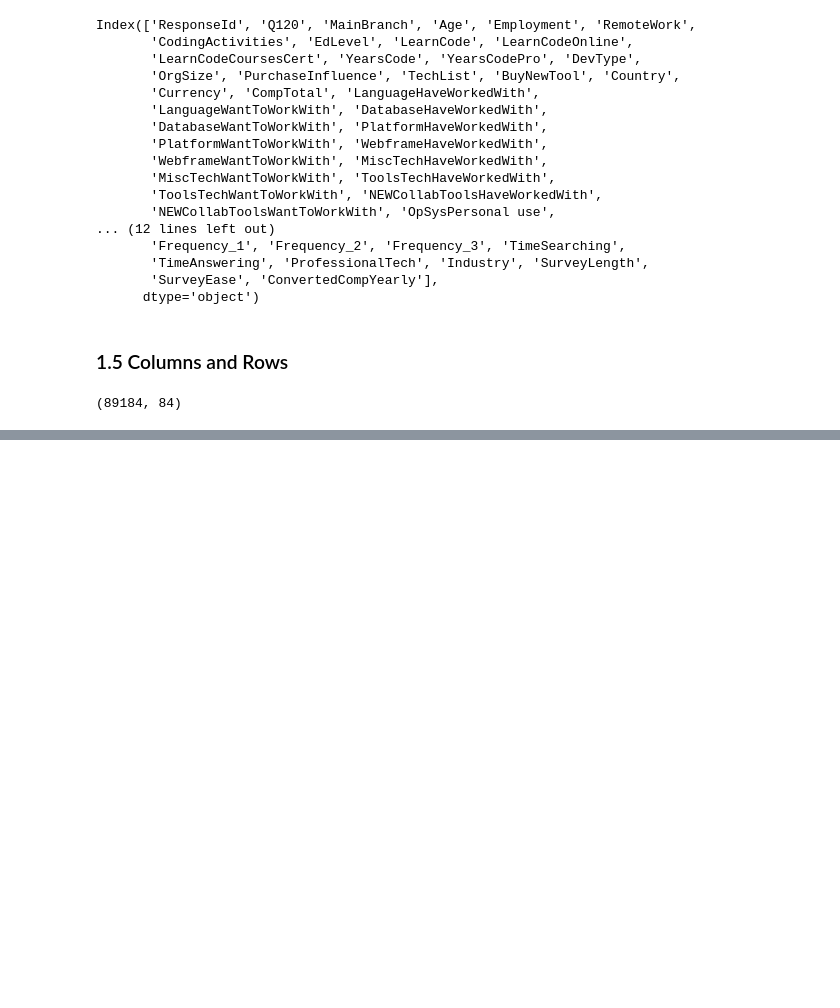
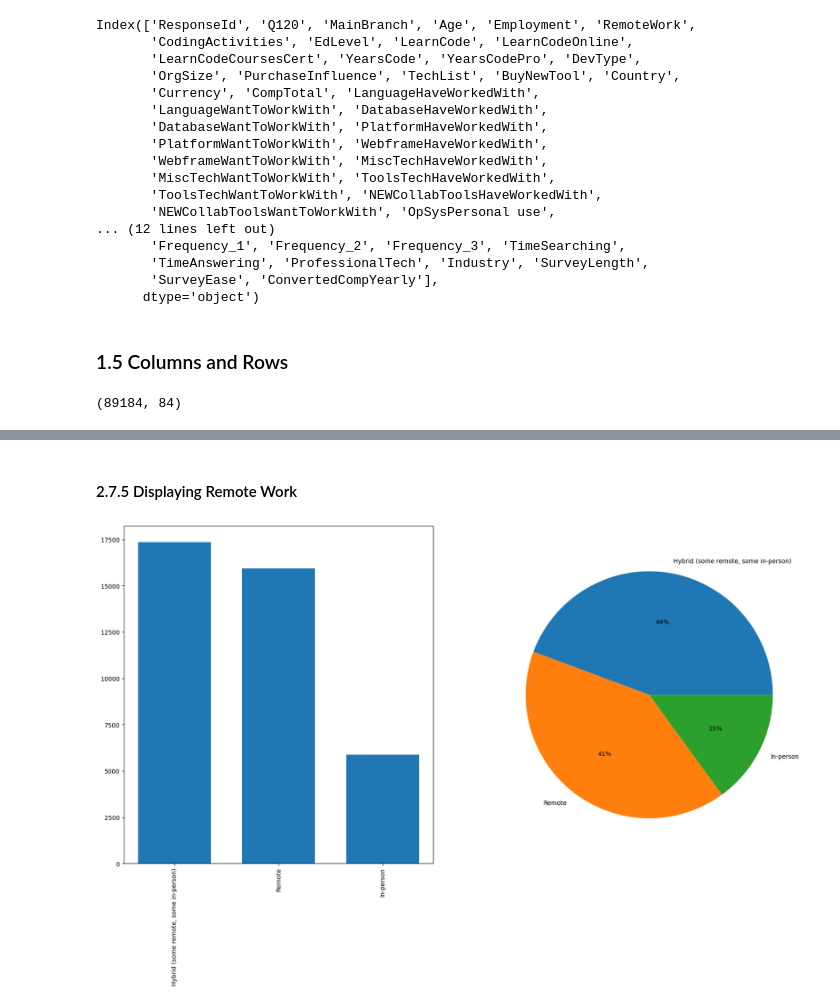
Before and after one commit to mariosantos2023410/Final-Project_Salary-Prediction-Calculator, a Jupyter notebook: salary_prediction_calculator.ipynb, the cells around one changed output, grey strips where cells are left out. Cells and saved outputs as stored; diff of their text form; code cells hidden in the pictures; blank space fills up the shorter version.

```diff
--- a/salary_prediction_calculator.ipynb
+++ b/salary_prediction_calculator.ipynb
@@ -88,0 +303,19 @@ df.shape
+# %% [markdown]
+#### 2.7.5 Displaying Remote Work
+# %%
+remote = df["RemoteWork"].value_counts()
+
+label = remote.index
+value = remote.values
+
+plt.figure(figsize=(20, 10))
+plt.subplot(1,2,1)
+plt.bar(label, value, width=0.7)
+plt.xticks(rotation=90)
+
+plt.subplot(1,2,2)
+plt.pie(x=value, labels=label, autopct='%.0f%%')
+
+plt.show()
+# %% [output]
+[figure, added]
```
Also changed, not shown: parts of 65 cells of this notebook, 2 other files.
